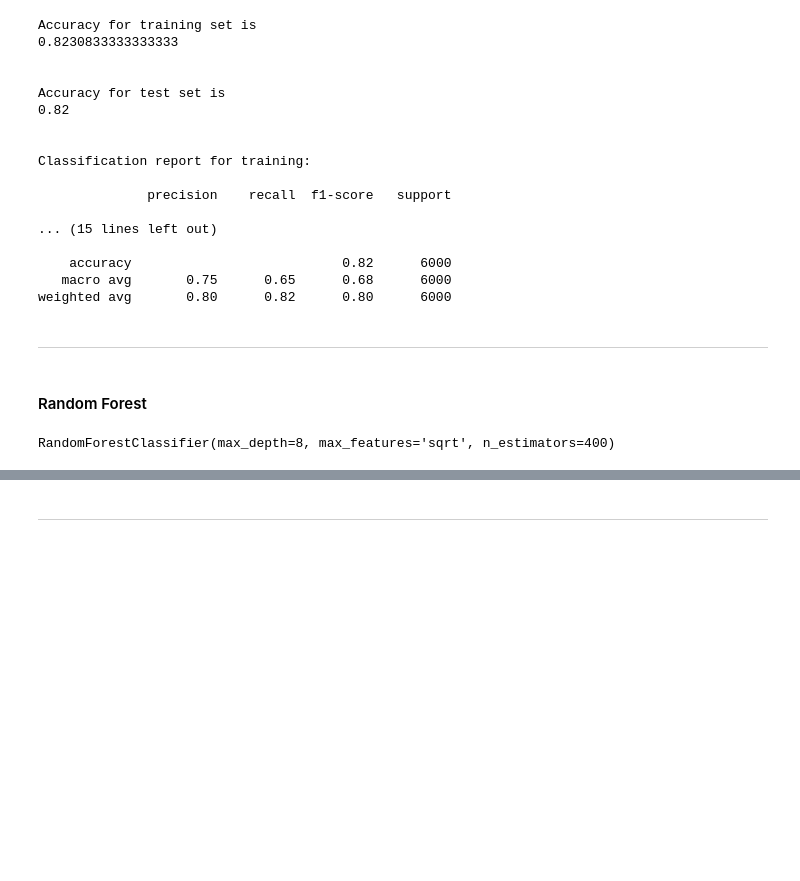
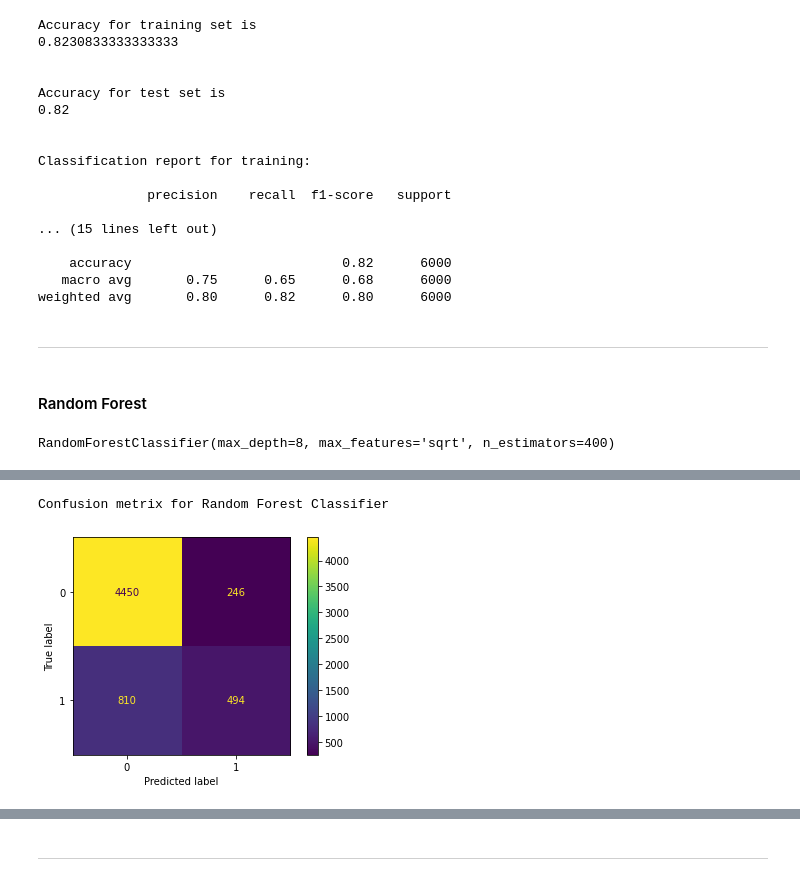
Before and after one commit to akmal1994/Capstone---Classification, a Jupyter notebook: Credit_Card_Default_Prediction_Capstone_Project.ipynb, the cells around one changed output, grey strips where cells are left out. Drawn from its saved outputs; the diff is of its cells as text; code cells hidden in the pictures; blank space fills up the shorter version.

```diff
--- a/Credit_Card_Default_Prediction_Capstone_Project.ipynb
+++ b/Credit_Card_Default_Prediction_Capstone_Project.ipynb
@@ -601,0 +618,6 @@ weighted avg       0.81      0.82      0.80      6000
+# %%
+print("Confusion metrix for Random Forest Classifier")
+plot_confusion_matrix(rf_model, X_test, y_test);
+# %% [output]
+Confusion metrix for Random Forest Classifier
+[figure, added]
```
Also changed, not shown: parts of 30 cells of this notebook.
